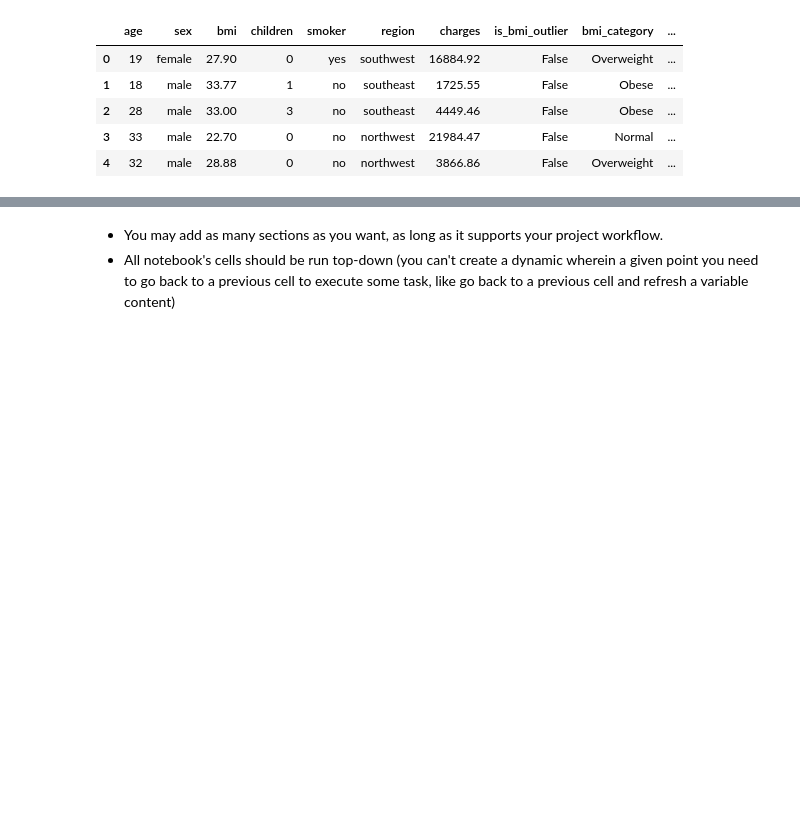
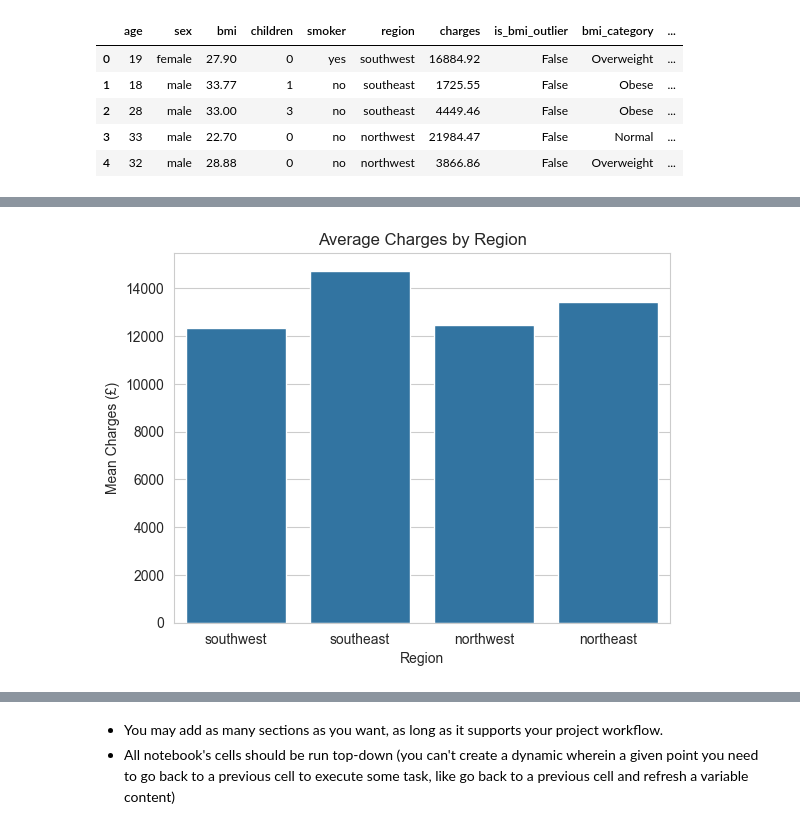
Before and after one commit to Ninestein666/Healthcare-Insurance-Cost-Analysis-Assessment, a Jupyter notebook: jupyter_notebooks/Data_Visualisation.ipynb, the cells around one changed output, grey strips where cells are left out. Saved outputs shown, nothing was run; the diff lists cells and outputs as text; code cells hidden in the pictures; blank space fills up the shorter version.

```diff
--- a/jupyter_notebooks/Data_Visualisation.ipynb
+++ b/jupyter_notebooks/Data_Visualisation.ipynb
@@ -180,0 +209,8 @@ df.head()
+# %%
+sns.barplot(x='region', y='charges', data=df, errorbar=None)
+plt.title("Average Charges by Region")
+plt.xlabel("Region")
+plt.ylabel("Mean Charges (£)")
+plt.show()
+# %% [output]
+[figure, added]
```
Also changed, not shown: parts of 10 cells of this notebook, 1 other file.
